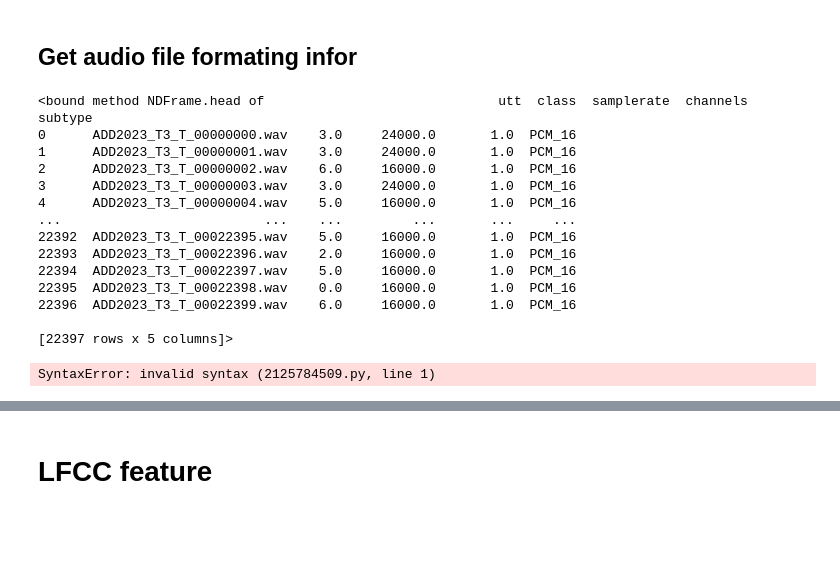
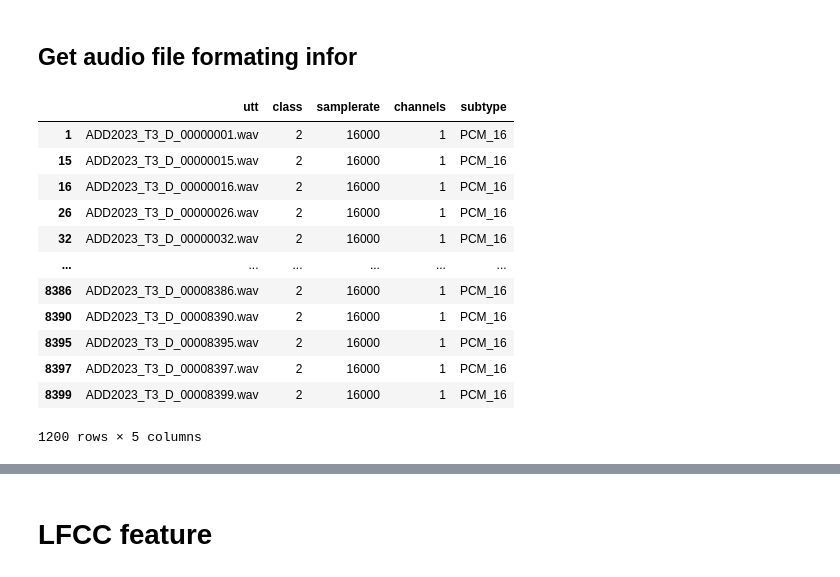
Before and after one commit to josebeo2016/add2023, a Jupyter notebook: track3.ipynb, the cells around one changed output, grey strips where cells are left out. Cells and saved outputs as stored; diff of their text form; code cells hidden in the pictures; blank space fills up the shorter version.

```diff
--- a/track3.ipynb
+++ b/track3.ipynb
@@ -76,10 +76,10 @@ SoundFile('/dataa/Dataset/ADD2023/Track3/train/wav/ADD2023_T3_T_00000009.wav', m
 # %%
 df = pd.DataFrame()
 # feat.columns = ["utt", "feats"]
-mypath = "/dataa/Dataset/ADD2023/Track3/train/wav/"
+mypath = "/dataa/Dataset/ADD2023/Track3/dev/wav/"
 # for f in tqdm(onlyfiles):
 data = []
-with open("docs/T3/train_protocol.txt", "r") as f:
+with open("docs/T3/dev_protocol.txt", "r") as f:
     data = f.readlines()
 for f in tqdm(data):
     # print(f)
@@ -93,22 +93,19 @@ df.head
 df=df.astype({'class': 'int32'})
 df=df.astype({'samplerate': 'int32'})
 df=df.astype({'channels': 'int32'})
-# %% [output]
-<bound method NDFrame.head of                              utt  class  samplerate  channels subtype
-0      ADD2023_T3_T_00000000.wav    3.0     24000.0       1.0  PCM_16
-1      ADD2023_T3_T_00000001.wav    3.0     24000.0       1.0  PCM_16
-2      ADD2023_T3_T_00000002.wav    6.0     16000.0       1.0  PCM_16
-3      ADD2023_T3_T_00000003.wav    3.0     24000.0       1.0  PCM_16
-4      ADD2023_T3_T_00000004.wav    5.0     16000.0       1.0  PCM_16
-...                          ...    ...         ...       ...     ...
-22392  ADD2023_T3_T_00022395.wav    5.0     16000.0       1.0  PCM_16
-22393  ADD2023_T3_T_00022396.wav    2.0     16000.0       1.0  PCM_16
-22394  ADD2023_T3_T_00022397.wav    5.0     16000.0       1.0  PCM_16
-22395  ADD2023_T3_T_00022398.wav    0.0     16000.0       1.0  PCM_16
-22396  ADD2023_T3_T_00022399.wav    6.0     16000.0       1.0  PCM_16
-
-[22397 rows x 5 columns]>
 # %%
-df.loc[(df["class"]==3 & df["samplerate"]==24000)]
+df.loc[(df["class"]==2)]
 # %% [output]
+|  | utt | class | samplerate | channels | subtype |
+| 1 | ADD2023_T3_D_00000001.wav | 2 | 16000 | 1 | PCM_16 |
+| 15 | ADD2023_T3_D_00000015.wav | 2 | 16000 | 1 | PCM_16 |
+| 16 | ADD2023_T3_D_00000016.wav | 2 | 16000 | 1 | PCM_16 |
+| 26 | ADD2023_T3_D_00000026.wav | 2 | 16000 | 1 | PCM_16 |
+| 32 | ADD2023_T3_D_00000032.wav | 2 | 16000 | 1 | PCM_16 |
+| ... | ... | ... | ... | ... | ... |
+| 8386 | ADD2023_T3_D_00008386.wav | 2 | 16000 | 1 | PCM_16 |
+| 8390 | ADD2023_T3_D_00008390.wav | 2 | 16000 | 1 | PCM_16 |
+| 8395 | ADD2023_T3_D_00008395.wav | 2 | 16000 | 1 | PCM_16 |
+| 8397 | ADD2023_T3_D_00008397.wav | 2 | 16000 | 1 | PCM_16 |
+| 8399 | ADD2023_T3_D_00008399.wav | 2 | 16000 | 1 | PCM_16 |
-SyntaxError: invalid syntax (2125784509.py, line 1)
+1200 rows × 5 columns
```
Also changed, not shown: parts of 11 cells of this notebook, 7 other files.
